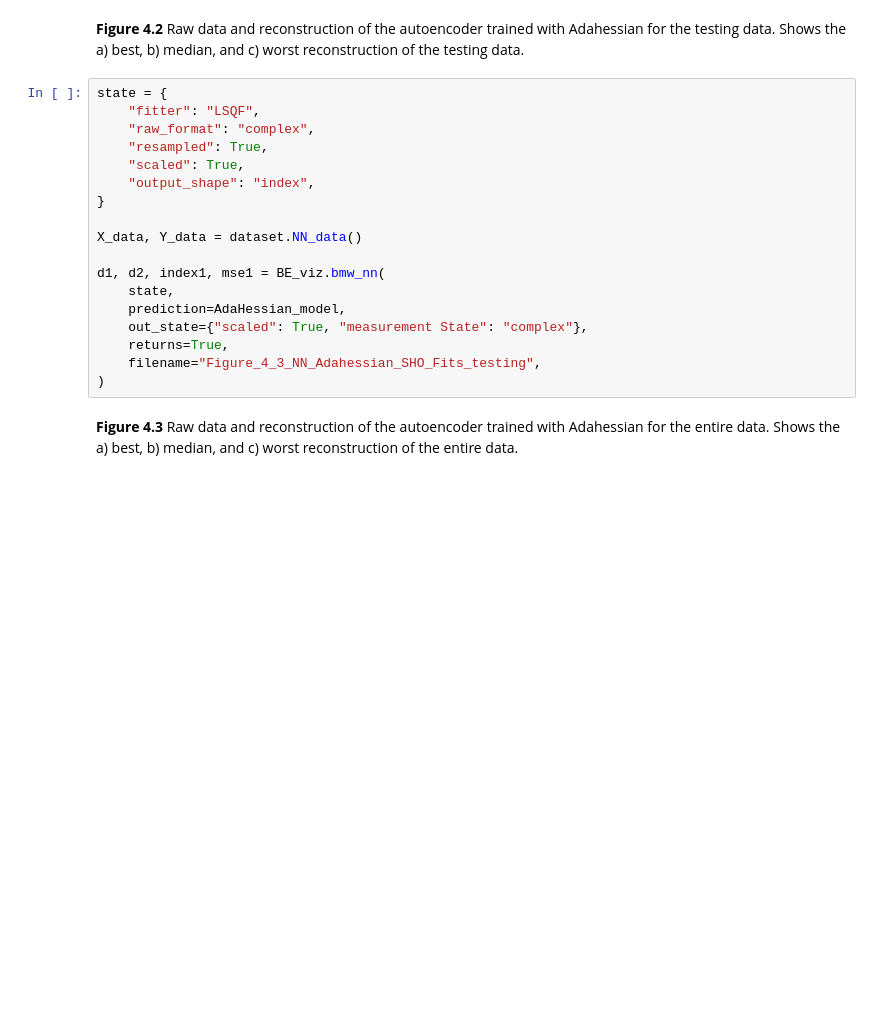
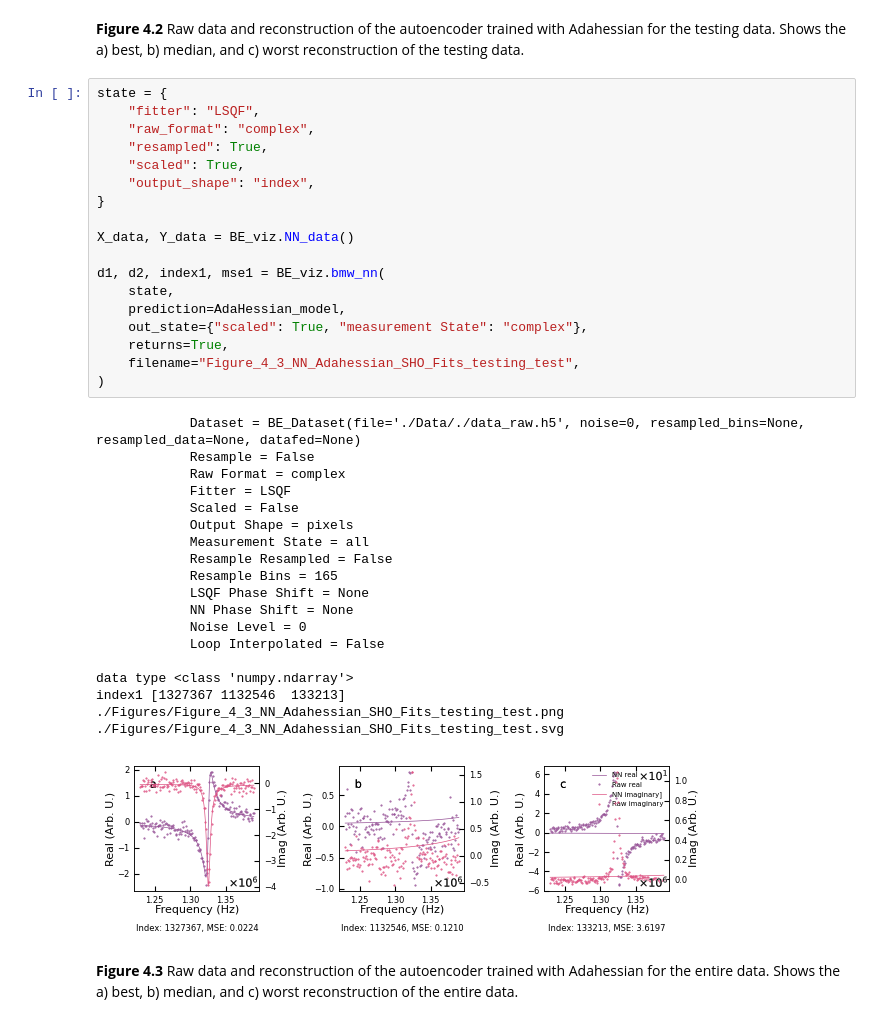
Before and after one commit to m3-learning/Rapid-Fitting-BEPFM-NN, a Jupyter notebook: notebooks/4_Second_Order_Optimizers copy.ipynb, the cells around one changed output. Cells and saved outputs as stored; diff of their text form; blank space fills up the shorter version.

```diff
--- a/notebooks/4_Second_Order_Optimizers copy.ipynb
+++ b/notebooks/4_Second_Order_Optimizers copy.ipynb
@@ -235,21 +251,41 @@ d1, d2, index1, mse1 = BE_viz.bmw_nn(
 # %%
 state = {
     "fitter": "LSQF",
     "raw_format": "complex",
     "resampled": True,
     "scaled": True,
     "output_shape": "index",
 }
 
-X_data, Y_data = dataset.NN_data()
+X_data, Y_data = BE_viz.NN_data()
 
 d1, d2, index1, mse1 = BE_viz.bmw_nn(
     state,
     prediction=AdaHessian_model,
     out_state={"scaled": True, "measurement State": "complex"},
     returns=True,
-    filename="Figure_4_3_NN_Adahessian_SHO_Fits_testing",
+    filename="Figure_4_3_NN_Adahessian_SHO_Fits_testing_test",
 )
+# %% [output]
+            Dataset = BE_Dataset(file='./Data/./data_raw.h5', noise=0, resampled_bins=None, resampled_data=None, datafed=None)
+            Resample = False
+            Raw Format = complex
+            Fitter = LSQF
+            Scaled = False
+            Output Shape = pixels
+            Measurement State = all
+            Resample Resampled = False
+            Resample Bins = 165
+            LSQF Phase Shift = None
+            NN Phase Shift = None
+            Noise Level = 0
+            Loop Interpolated = False
+
+data type <class 'numpy.ndarray'>
+index1 [1327367 1132546  133213]
+./Figures/Figure_4_3_NN_Adahessian_SHO_Fits_testing_test.png
+./Figures/Figure_4_3_NN_Adahessian_SHO_Fits_testing_test.svg
+[figure, added]
 # %% [markdown]
 **Figure 4.3** Raw data and reconstruction of the autoencoder trained with Adahessian for the entire data. Shows the a) best, b) median, and c) worst reconstruction of the entire data.
 # %%
```
Also changed, not shown: parts of 6 cells of this notebook, 2 other files.
